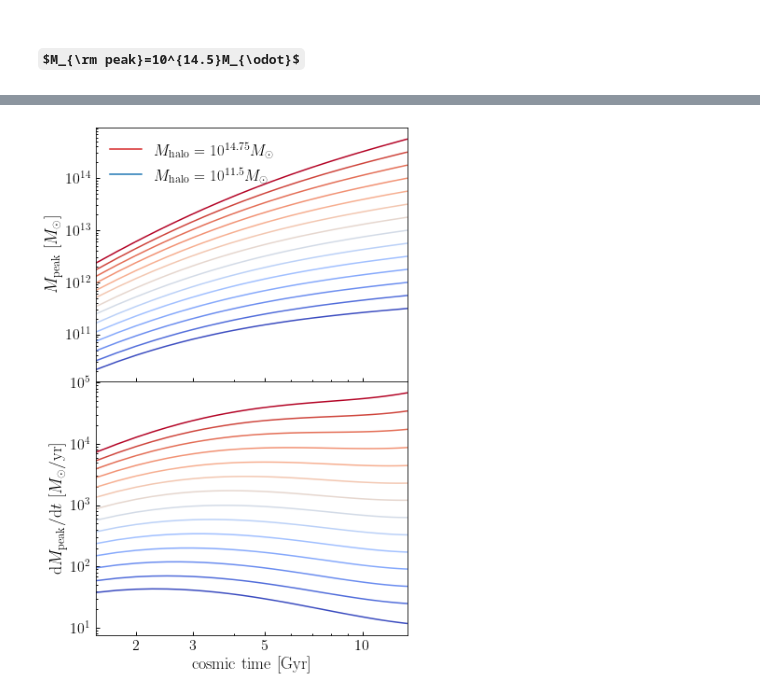
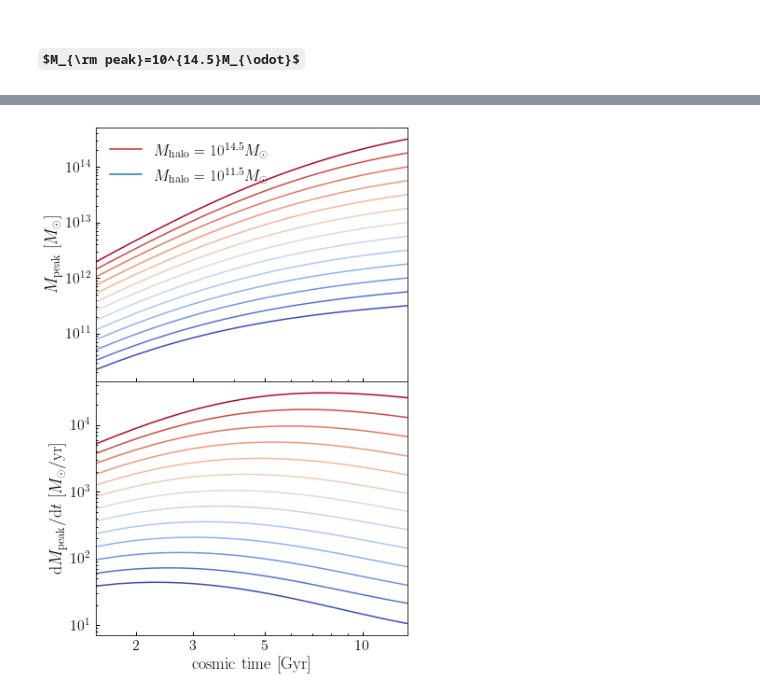
Before and after one commit to ArgonneCPAC/diffmah, a Jupyter notebook: notebooks/measure_nbody_target_data.ipynb, the cells around one changed output, grey strips where cells are left out. Drawn from its saved outputs; the diff is of its cells as text; code cells hidden in the pictures; some formulas as TeX source.

Commit message:
Updated notebook generating n-body target data

```diff
--- a/notebooks/measure_nbody_target_data.ipynb
+++ b/notebooks/measure_nbody_target_data.ipynb
@@ -1131,45 +623,50 @@ __=ax1.scatter(sample2['lge'][~lgtc_msk2][::ns_p], sample2['lgl'][~lgtc_msk2][::
 # %%
 pat_list = list(('11.50', '11.75', '12.00', '12.25', '12.50', '12.75', '13.00',
-                '13.25', '13.50', '13.75', '14.00', '14.25', '14.50', '14.75'))
-t_target = np.load("nbody_t_target.npy")
+                '13.25', '13.50', '13.75', '14.00', '14.25', '14.50'))
+t_target = np.load("nbody_target_data/nbody_t_target.npy")
 lgt_target = np.log10(t_target)
-mean_log_mah_targets = np.array([np.load('mean_log_mah_nbody_logmp_{}.npy'.format(lgmpat)) for lgmpat in pat_list])
-var_log_mah_targets = np.array([np.load('var_log_mah_nbody_logmp_{}.npy'.format(lgmpat)) for lgmpat in pat_list])
+mean_log_mah_targets = np.array(
+    [np.load('nbody_target_data/mean_log_mah_nbody_logmp_{}.npy'.format(lgmpat)) for lgmpat in pat_list])
+var_log_mah_targets = np.array(
+    [np.load('nbody_target_data/var_log_mah_nbody_logmp_{}.npy'.format(lgmpat)) for lgmpat in pat_list])
 
-mean_dmhdt_targets = np.array([np.load('mean_dmhdt_nbody_logmp_{}.npy'.format(lgmpat)) for lgmpat in pat_list])
-var_dmhdt_targets = np.array([np.load('var_dmhdt_nbody_logmp_{}.npy'.format(lgmpat)) for lgmpat in pat_list])
+mean_dmhdt_targets = np.array(
+    [np.load('nbody_target_data/mean_dmhdt_nbody_logmp_{}.npy'.format(lgmpat)) for lgmpat in pat_list])
+var_dmhdt_targets = np.array(
+    [np.load('nbody_target_data/var_dmhdt_nbody_logmp_{}.npy'.format(lgmpat)) for lgmpat in pat_list])
 
 lgmp_targets = np.array([float(lgm) for lgm in pat_list])
 # %%
 import matplotlib.cm as cm
 from matplotlib import ticker
 from matplotlib import lines as mlines
 
 colormap_seq=np.linspace(0, 1, lgmp_targets.size)
 colors=cm.coolwarm(colormap_seq)
 
 fig, (ax0, ax1) = plt.subplots(2, 1, figsize=(6, 10), sharex=True)
 fig.subplots_adjust(hspace=0)
 
 xlim = ax0.set_xlim(1.5, 13.8)
 
 __=ax0.loglog()
 __=ax1.loglog()
 for i in range(len(lgmp_targets)):
     __=ax0.plot(t_target, 10**mean_log_mah_targets[i, :], c=colors[i])
     __=ax1.plot(t_target, mean_dmhdt_targets[i, :], c=colors[i])
 
 _xticks=ax0.set_xticks((2, 3, 5, 10))
 __=ax0.get_xaxis().set_major_formatter(ticker.ScalarFormatter())
 __=ax0.get_xaxis().set_minor_formatter(ticker.NullFormatter())
 xlabel = ax1.set_xlabel(r'${\rm cosmic\ time\ [Gyr]}$')
 ylabel = ax0.set_ylabel(r'$M_{\rm peak}\ [M_{\odot}]$')
 ylabel = ax1.set_ylabel(r'${\rm d}M_{\rm peak}/{\rm d}t\ [M_{\odot}/{\rm yr}]$')
 
-red_line=mlines.Line2D([],[],ls='-',c=mred,label=r'$M_{\rm halo}=10^{14.75}M_{\odot}$')
+red_line=mlines.Line2D([],[],ls='-',c=mred,label=r'$M_{\rm halo}=10^{14.5}M_{\odot}$')
 blue_line=mlines.Line2D([],[],ls='-',c=mblue,label=r'$M_{\rm halo}=10^{11.5}M_{\odot}$')
 first_legend=ax0.legend(handles=[red_line, blue_line], fontsize=17)
 
-fig.savefig('average_assembly_target_data.png', bbox_extra_artists=[xlabel, ylabel], bbox_inches='tight', dpi=200)
+fig.savefig('nbody_target_data/average_assembly_target_data.png',
+            bbox_extra_artists=[xlabel, ylabel], bbox_inches='tight', dpi=200)
 # %% [output]
-[figure, old version]
+[figure, new version]
```
Also changed, not shown: parts of 61 cells of this notebook.
